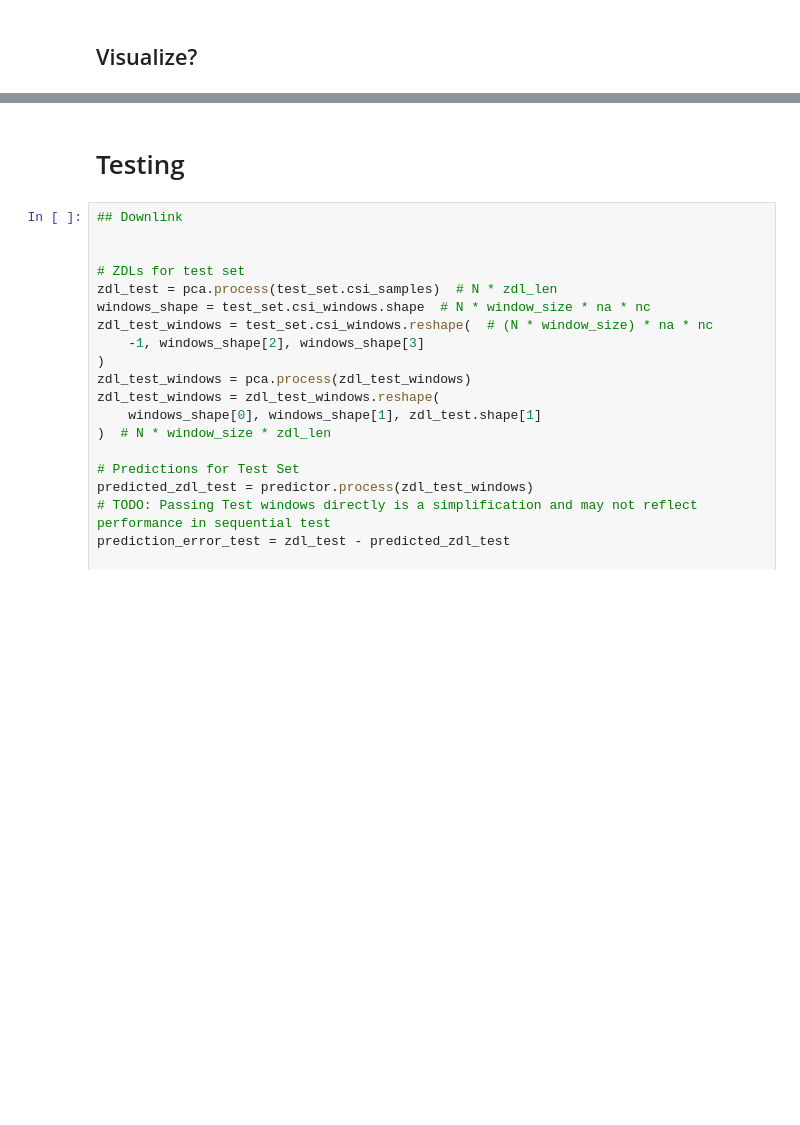
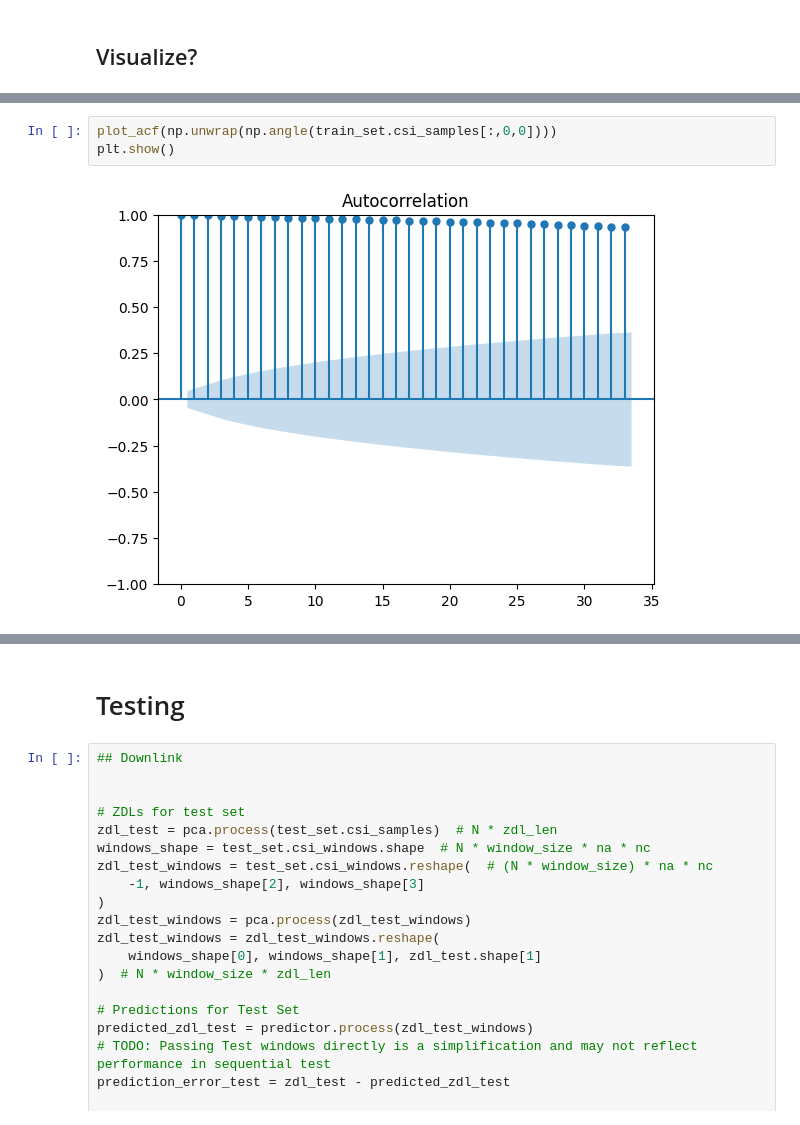
Before and after one commit to dziper/NonstaticCSI, a Jupyter notebook: project/plan.ipynb, the cells around one changed output, grey strips where cells are left out. Cells and saved outputs as stored; diff of their text form; blank space fills up the shorter version.

```diff
--- a/project/plan.ipynb
+++ b/project/plan.ipynb
@@ -88,3 +90,8 @@ plt.imshow(np.squeeze(np.abs(recovered)))
+# %%
+plot_acf(np.unwrap(np.angle(train_set.csi_samples[:,0,0])))
+plt.show()
+# %% [output]
+[figure, added]
 # %%
 # Kmeans is also working!
 quantized_zdl = error_compressor.process(single_zdl)
```
Also changed, not shown: parts of 5 cells of this notebook, 5 other files.
